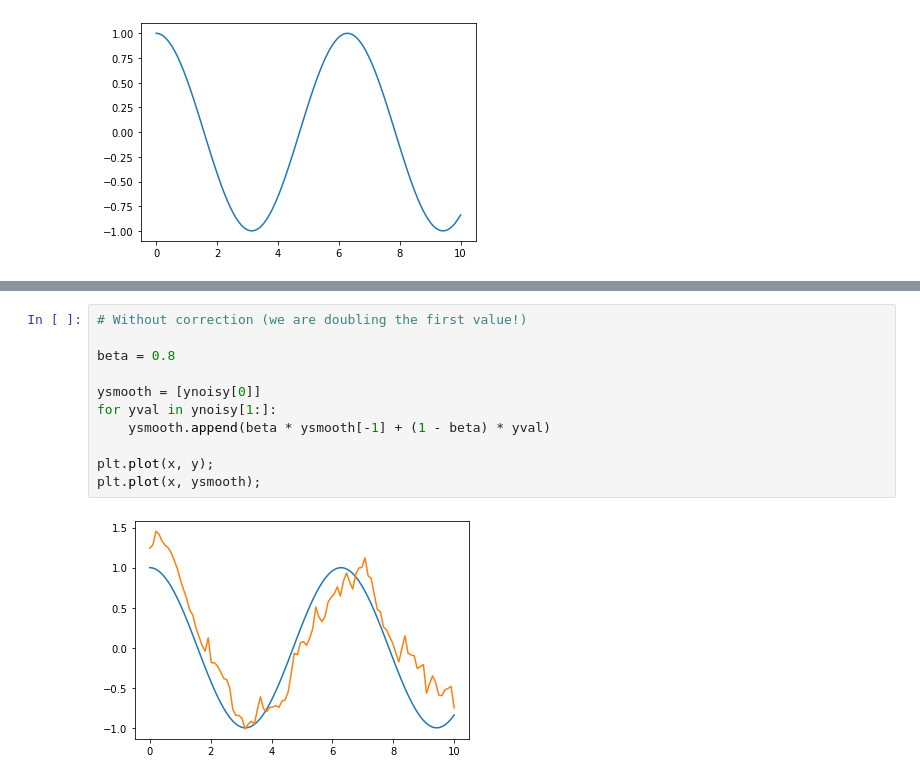
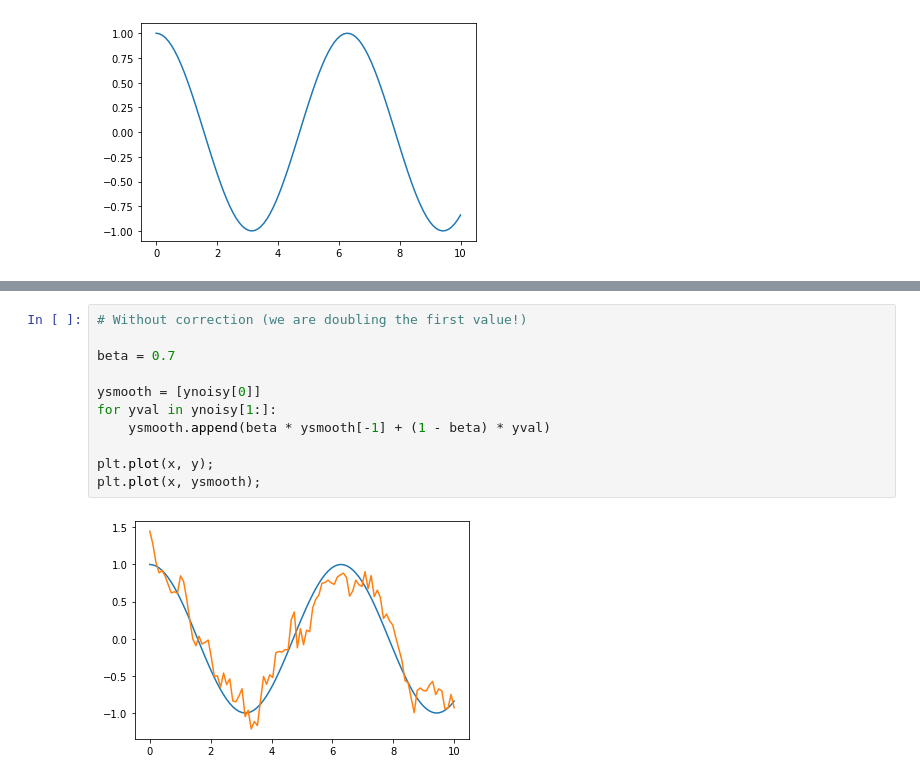
Before and after one commit to anthonyjclark/code, a Jupyter notebook: l15-optimization-part1/l15-optimization-part1.ipynb, the cells around one changed output, grey strips where cells are left out. Saved outputs shown, nothing was run; the diff lists cells and outputs as text.

```diff
--- a/l15-optimization-part1/l15-optimization-part1.ipynb
+++ b/l15-optimization-part1/l15-optimization-part1.ipynb
@@ -218,13 +220,13 @@ plt.plot(x, ynoisy);
 # %%
 # Without correction (we are doubling the first value!)
 
-beta = 0.8
+beta = 0.7
 
 ysmooth = [ynoisy[0]]
 for yval in ynoisy[1:]:
     ysmooth.append(beta * ysmooth[-1] + (1 - beta) * yval)
 
 plt.plot(x, y);
 plt.plot(x, ysmooth);
 # %% [output]
-[figure, old version]
+[figure, new version]
```
Also changed, not shown: parts of 13 cells of this notebook, 3 other files.
